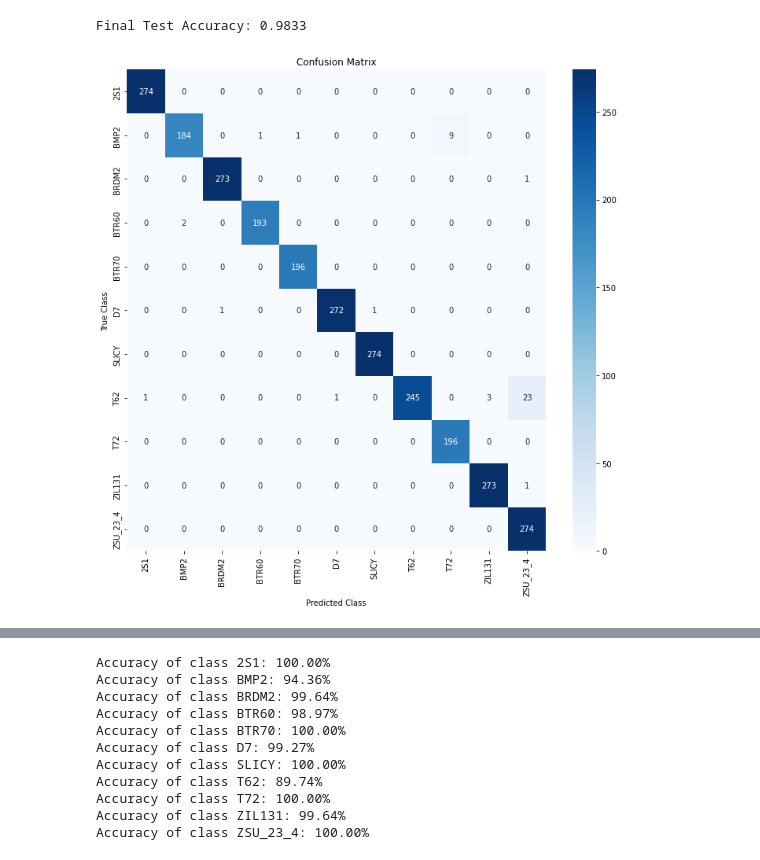
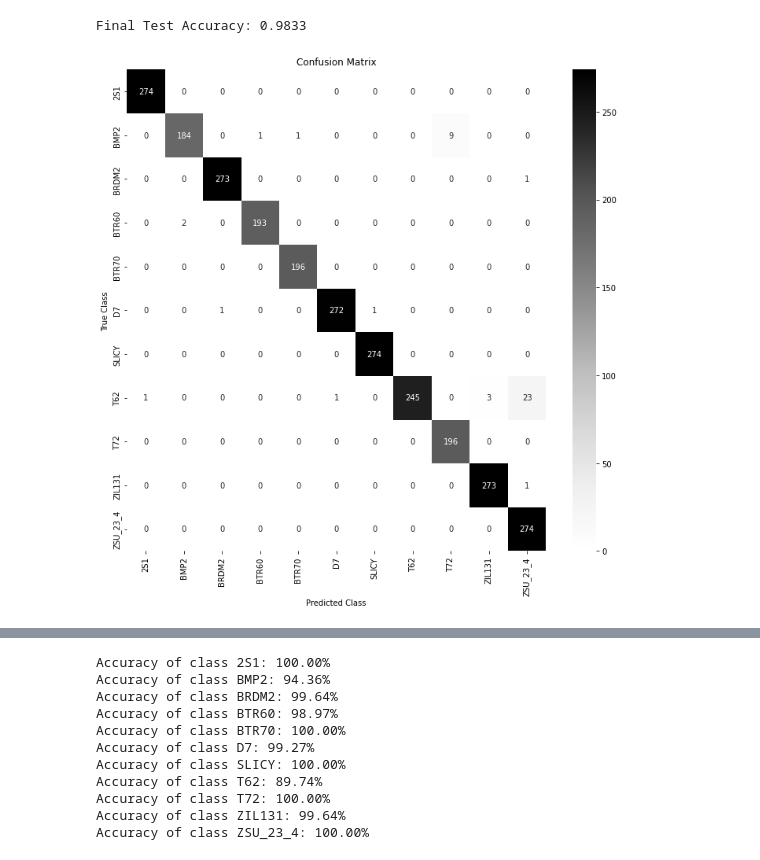
Before and after one commit to AlvinManojAlex/MStar-SAR, a Jupyter notebook: resnet.ipynb, the cells around one changed output, grey strips where cells are left out. Cells and saved outputs as stored; diff of their text form; code cells hidden in the pictures.

```diff
--- a/resnet.ipynb
+++ b/resnet.ipynb
@@ -152,32 +131,32 @@ class_mapping = {
     5: 'D7',
     6: 'SLICY',
     7: 'T62',
     8: 'T72',
     9: 'ZIL131',
     10: 'ZSU_23_4'
 }
 
 y_preds = np.array([class_mapping[value] for value in preds])
 y_true = np.array([class_mapping[value] for value in actual])
 
 class_labels = ['2S1', 'BMP2', 'BRDM2', 'BTR60', 'BTR70', 'D7', 'SLICY', 'T62', 'T72', 'ZIL131', 'ZSU_23_4']
 
 # Create the confusion matrix
 cm = confusion_matrix(y_true, y_preds, labels=class_labels)
 
 # Set figure size
 fig, ax = plt.subplots(figsize=(10, 10))
 
 # Create the heatmap using Seaborn
-sns.heatmap(cm, annot=True, fmt='d', cmap='Blues', xticklabels=class_labels, yticklabels=class_labels, ax=ax)
+sns.heatmap(cm, annot=True, fmt='d', cmap='Greys', xticklabels=class_labels, yticklabels=class_labels, ax=ax)
 
 # Configure figure properties
 plt.title('Confusion Matrix')
 plt.xlabel('Predicted Class')
 plt.ylabel('True Class')
 plt.tight_layout()
 
 # Show the figure
 plt.show()
 # %% [output]
-[figure, old version]
+[figure, new version]
```
Also changed, not shown: parts of 4 cells of this notebook, 7 other files.
